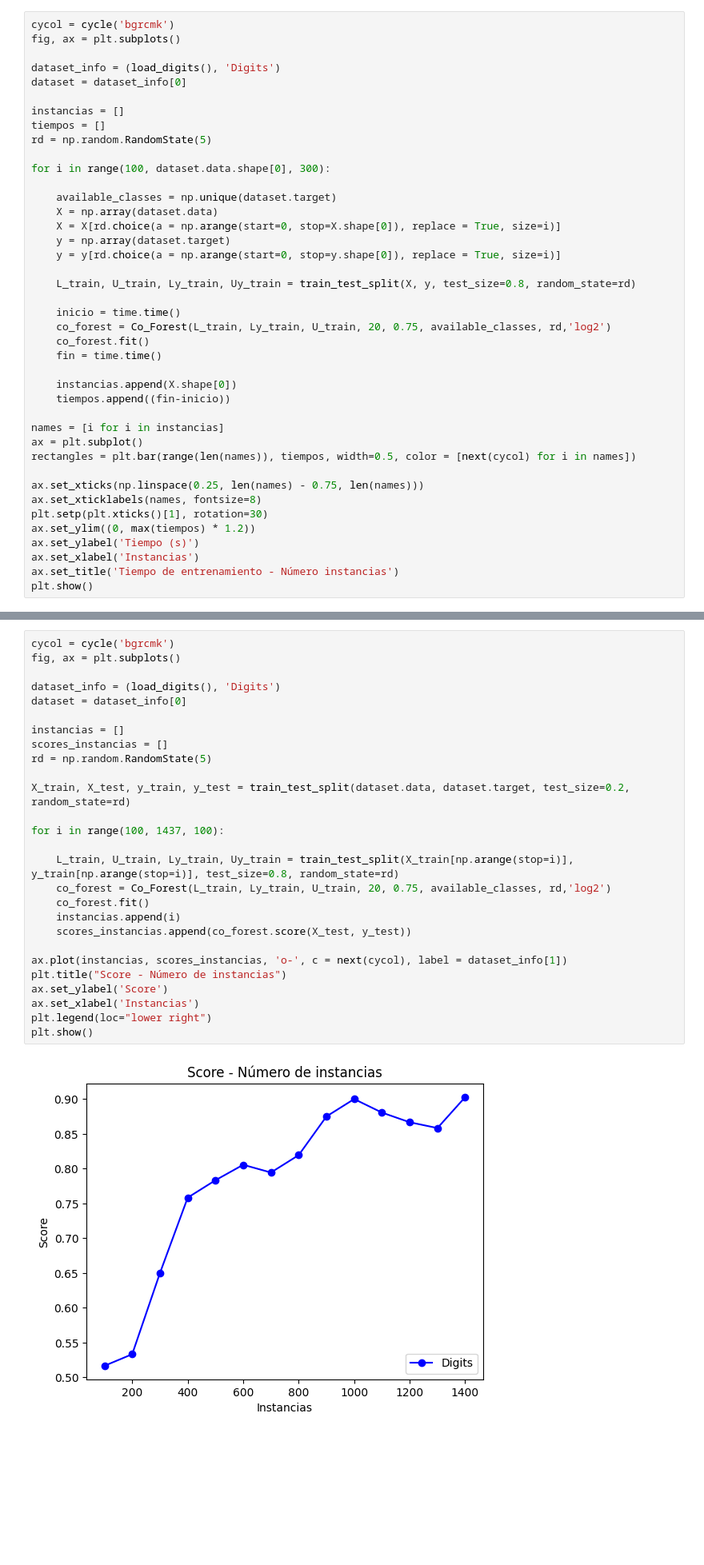
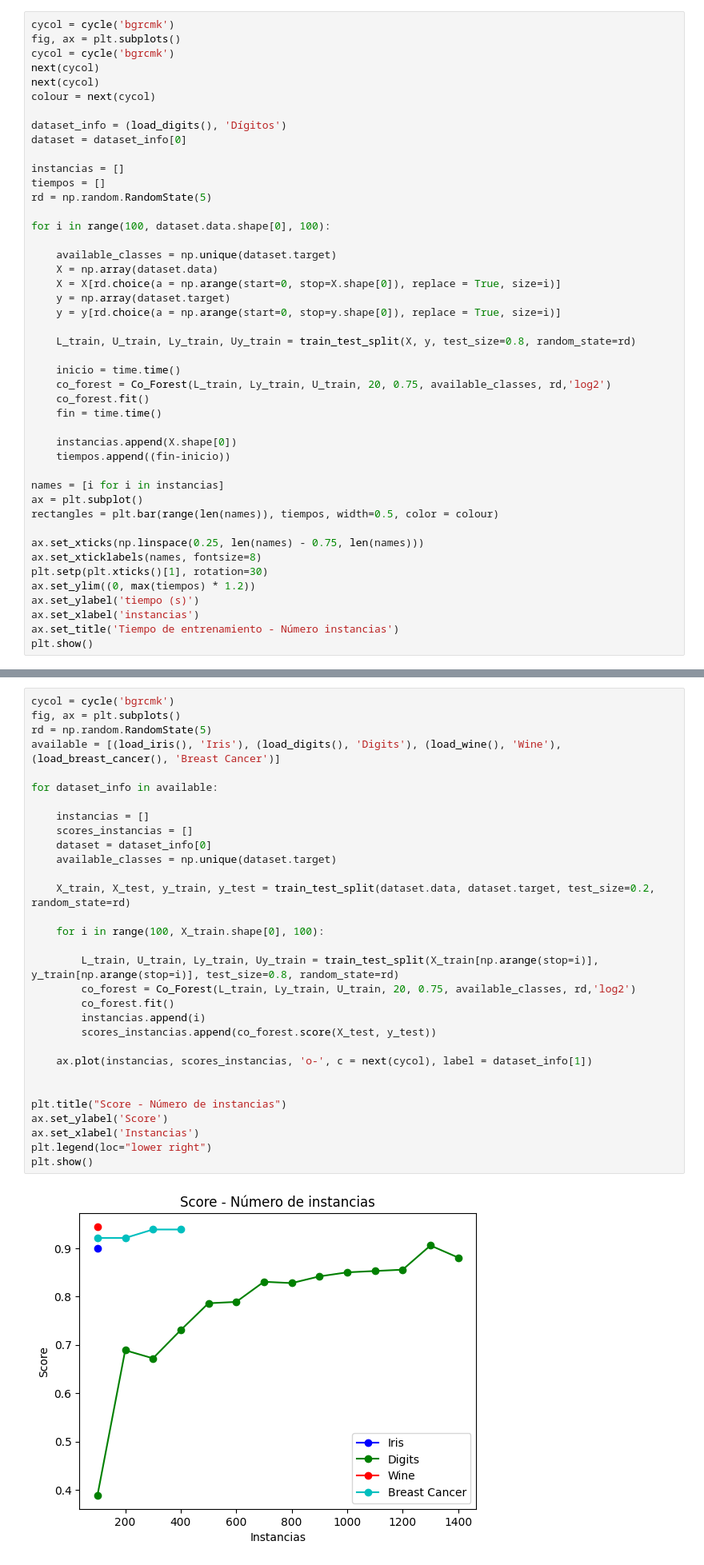
Before and after one commit to phf1001/semisupervised-learning-in-cibersecurity, a Jupyter notebook: src/co-forest-graphs.ipynb, the cells around one changed output, grey strips where cells are left out. Shown at 80% size. Cells and saved outputs as stored; diff of their text form; blank space fills up the shorter version.

```diff
--- a/src/co-forest-graphs.ipynb
+++ b/src/co-forest-graphs.ipynb
@@ -423,15 +467,19 @@ plt.show()
 # %%
 cycol = cycle('bgrcmk')
 fig, ax = plt.subplots()
+cycol = cycle('bgrcmk')
+next(cycol)
+next(cycol)
+colour = next(cycol)
 
-dataset_info = (load_digits(), 'Digits')
+dataset_info = (load_digits(), 'Dígitos')
 dataset = dataset_info[0]
 
 instancias = []
 tiempos = []
 rd = np.random.RandomState(5)
 
-for i in range(100, dataset.data.shape[0], 300):
+for i in range(100, dataset.data.shape[0], 100):
 
     available_classes = np.unique(dataset.target)
     X = np.array(dataset.data)
@@ -451,14 +499,14 @@ for i in range(100, dataset.data.shape[0], 300):
 
 names = [i for i in instancias]
 ax = plt.subplot()
-rectangles = plt.bar(range(len(names)), tiempos, width=0.5, color = [next(cycol) for i in names])
+rectangles = plt.bar(range(len(names)), tiempos, width=0.5, color = colour)
 
 ax.set_xticks(np.linspace(0.25, len(names) - 0.75, len(names)))
 ax.set_xticklabels(names, fontsize=8)
 plt.setp(plt.xticks()[1], rotation=30)
 ax.set_ylim((0, max(tiempos) * 1.2))
-ax.set_ylabel('Tiempo (s)')
-ax.set_xlabel('Instancias')
+ax.set_ylabel('tiempo (s)')
+ax.set_xlabel('instancias')
 ax.set_title('Tiempo de entrenamiento - Número instancias')
 plt.show()
 # %% [output]
@@ -468,29 +591,33 @@ plt.show()
 # %%
 cycol = cycle('bgrcmk')
 fig, ax = plt.subplots()
+rd = np.random.RandomState(5)
+available = [(load_iris(), 'Iris'), (load_digits(), 'Digits'), (load_wine(), 'Wine'), (load_breast_cancer(), 'Breast Cancer')]
 
-dataset_info = (load_digits(), 'Digits')
-dataset = dataset_info[0]
+for dataset_info in available:
 
-instancias = []
-scores_instancias = []
-rd = np.random.RandomState(5)
+    instancias = []
+    scores_instancias = []
+    dataset = dataset_info[0]
+    available_classes = np.unique(dataset.target)
 
-X_train, X_test, y_train, y_test = train_test_split(dataset.data, dataset.target, test_size=0.2, random_state=rd)
+    X_train, X_test, y_train, y_test = train_test_split(dataset.data, dataset.target, test_size=0.2, random_state=rd)
 
-for i in range(100, 1437, 100):
+    for i in range(100, X_train.shape[0], 100):
 
-    L_train, U_train, Ly_train, Uy_train = train_test_split(X_train[np.arange(stop=i)], y_train[np.arange(stop=i)], test_size=0.8, random_state=rd)
-    co_forest = Co_Forest(L_train, Ly_train, U_train, 20, 0.75, available_classes, rd,'log2')
-    co_forest.fit()
-    instancias.append(i)
-    scores_instancias.append(co_forest.score(X_test, y_test))
+        L_train, U_train, Ly_train, Uy_train = train_test_split(X_train[np.arange(stop=i)], y_train[np.arange(stop=i)], test_size=0.8, random_state=rd)
+        co_forest = Co_Forest(L_train, Ly_train, U_train, 20, 0.75, available_classes, rd,'log2')
+        co_forest.fit()
+        instancias.append(i)
+        scores_instancias.append(co_forest.score(X_test, y_test))
 
-ax.plot(instancias, scores_instancias, 'o-', c = next(cycol), label = dataset_info[1])
+    ax.plot(instancias, scores_instancias, 'o-', c = next(cycol), label = dataset_info[1])
+
+
 plt.title("Score - Número de instancias")
 ax.set_ylabel('Score')
 ax.set_xlabel('Instancias')
 plt.legend(loc="lower right")
 plt.show()
 # %% [output]
-[figure, old version]
+[figure, new version]
```
Also changed, not shown: parts of 11 cells of this notebook.
